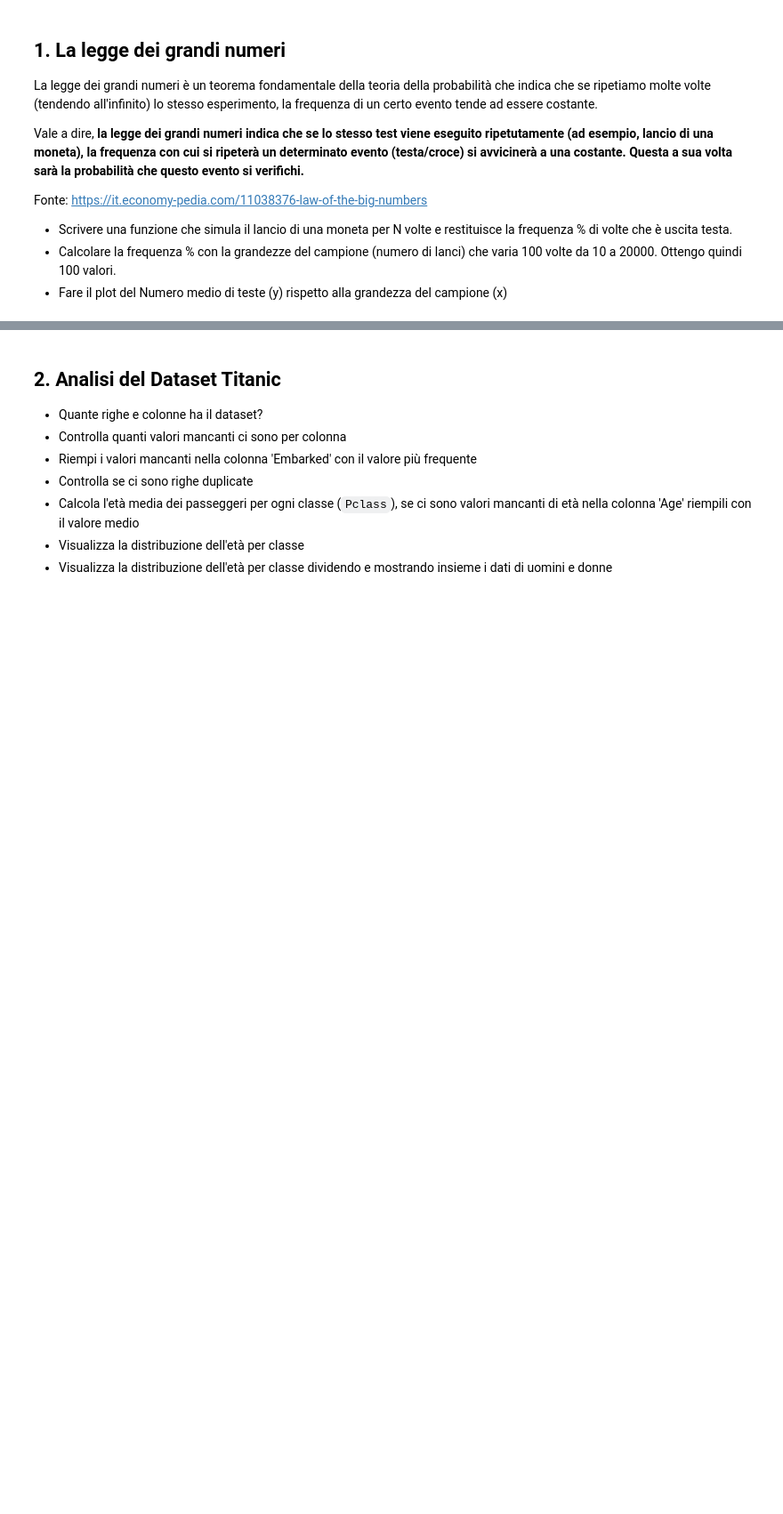
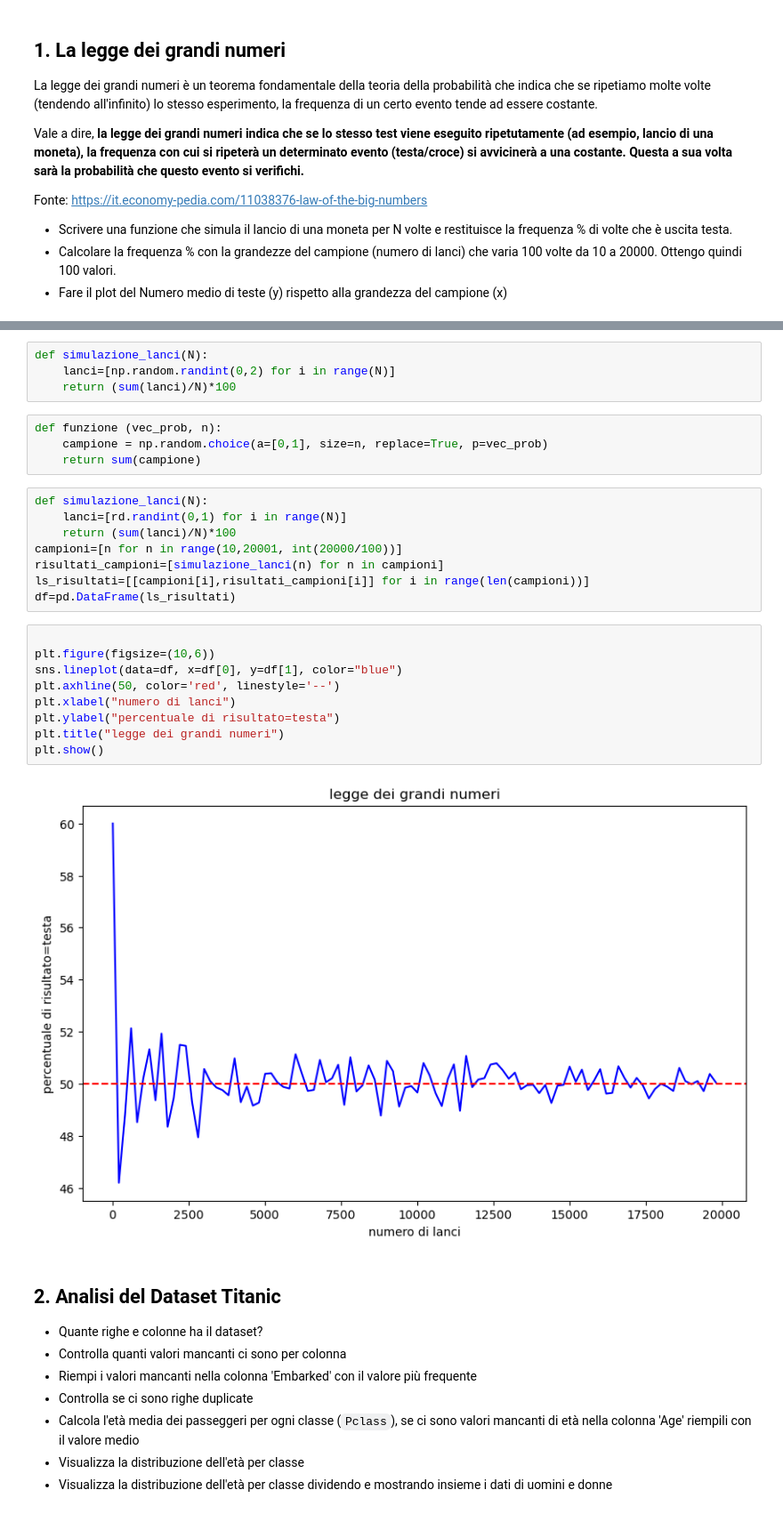
Before and after one commit to lauranenzi/LabProgrammazione_II_2026, a Jupyter notebook: materiale_lezioni/Lezione5/5.4_Esercizi_lez_5.ipynb, the cells around one changed output, grey strips where cells are left out. Shown at 89% size. Drawn from its saved outputs; the diff is of its cells as text; blank space fills up the shorter version.

```diff
--- a/materiale_lezioni/Lezione5/5.4_Esercizi_lez_5.ipynb
+++ b/materiale_lezioni/Lezione5/5.4_Esercizi_lez_5.ipynb
@@ -13,3 +20,30 @@ Fonte: https://it.economy-pedia.com/11038376-law-of-the-big-numbers
+# %%
+def simulazione_lanci(N):
+    lanci=[np.random.randint(0,2) for i in range(N)]
+    return (sum(lanci)/N)*100
+# %%
+def funzione (vec_prob, n):
+    campione = np.random.choice(a=[0,1], size=n, replace=True, p=vec_prob)
+    return sum(campione)
+# %%
+def simulazione_lanci(N):
+    lanci=[rd.randint(0,1) for i in range(N)]
+    return (sum(lanci)/N)*100
+campioni=[n for n in range(10,20001, int(20000/100))]
+risultati_campioni=[simulazione_lanci(n) for n in campioni]
+ls_risultati=[[campioni[i],risultati_campioni[i]] for i in range(len(campioni))]
+df=pd.DataFrame(ls_risultati)
+# %%
+
+plt.figure(figsize=(10,6))
+sns.lineplot(data=df, x=df[0], y=df[1], color="blue")
+plt.axhline(50, color='red', linestyle='--')
+plt.xlabel("numero di lanci")
+plt.ylabel("percentuale di risultato=testa")
+plt.title("legge dei grandi numeri")
+plt.show()
+# %% [output]
+[figure, added]
 # %% [markdown]
 ## 2. Analisi del Dataset Titanic
 - Quante righe e colonne ha il dataset?
```
Also changed, not shown: parts of 1 cell of this notebook, 2 other files.
